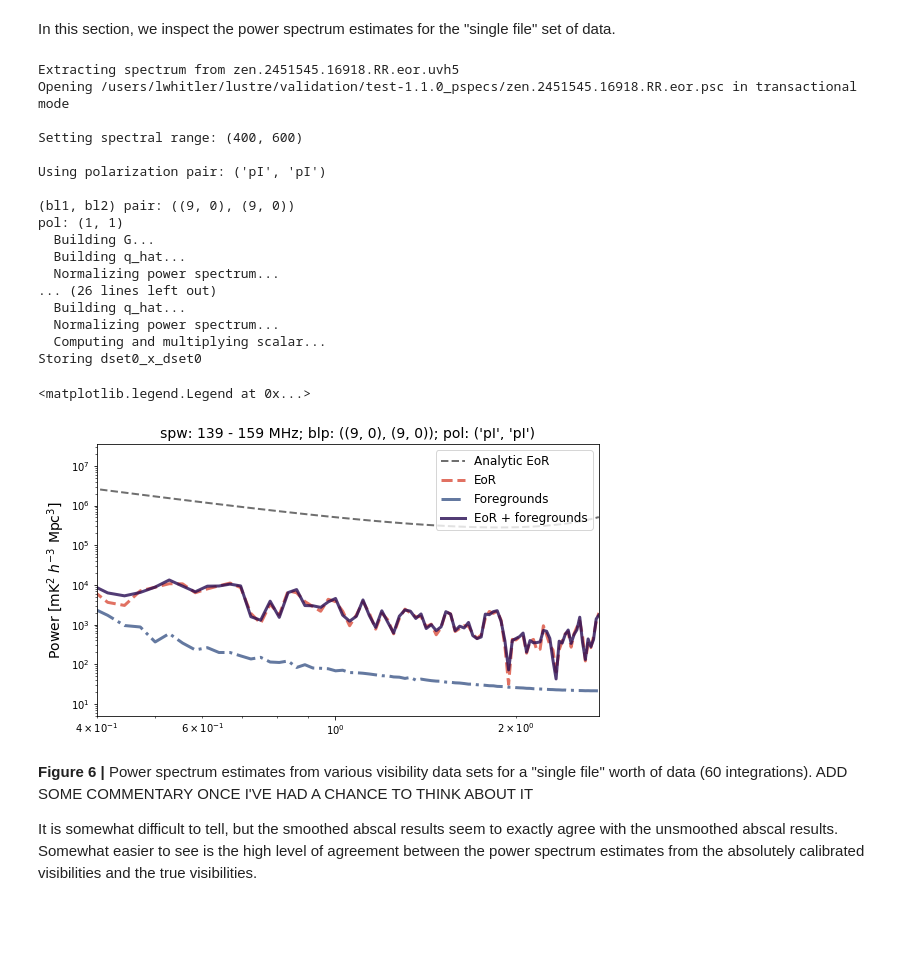
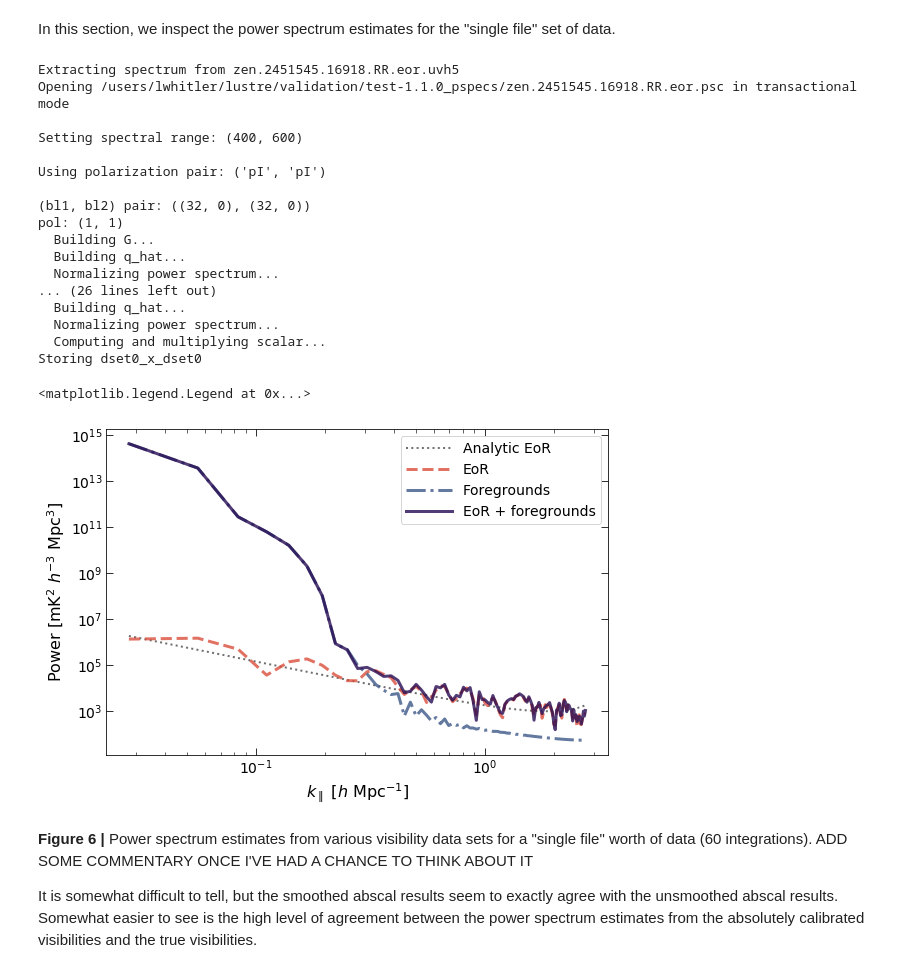
Before and after one commit to HERA-Team/hera-validation, a Jupyter notebook: test-series/1/test-1.1.0.ipynb, the cells around one changed output. Cells and saved outputs as stored; diff of their text form; code cells hidden in the pictures; blank space fills up the shorter version.

Commit message:
Updates to notebook with redshift scaling and first hacky residual plot

```diff
--- a/test-series/1/test-1.1.0.ipynb
+++ b/test-series/1/test-1.1.0.ipynb
@@ -373,9 +375,8 @@ def calc_pspec(vis_file, outfile, spw_ranges=None, blpairs=None):
                                        overwrite=True, verbose=True)
 # %%
 spws = [(400, 600)]
-baseline = np.random.choice(data_dict['EoR']['vis'].baseline_array)
-baseline = data_dict['EoR']['vis'].baseline_to_antnums(baseline)
-blps = [((baseline, baseline))]
+baseline = (32, 0)
+blps = [((32, 0), (32, 0))]
 
 for key in data_dict.keys():
     vis_file = path_dict[key]['vis']
@@ -390,7 +391,7 @@ Setting spectral range: (400, 600)
 
 Using polarization pair: ('pI', 'pI')
 
-(bl1, bl2) pair: ((9, 0), (9, 0))
+(bl1, bl2) pair: ((32, 0), (32, 0))
 pol: (1, 1)
   Building G...
   Building q_hat...
@@ -433,16 +434,23 @@ for key in data_dict.keys():
     data_dict[key]['avg'] = data_dict[key]['ps'].average_spectra(blpair_groups=blpair_group,
                                                                  time_avg=True, inplace=False)
     data_dict[key]['avg'].fold_spectra()
+# %%
+def get_analytic_spectrum(uvp, spw):
+    # Get redshift of band center for scaling the aliased spectrum
+    freq_range = uvp.get_spw_ranges(spw)[0][:2]
+    center = (freq_range[0] + freq_range[1]) / 2
+    z = 1420405751.7667 / center - 1
+    k_paras = uvp.get_kparas(spw)
+    k_nyquist = get_k_nyquist(uvp, spw=spw)
+    return aliased_power_spectrum(k_paras, k_nyquist, z)
 # %%
-def plot_spectra(uvp_avgs, labels, blps, spws=[0], polpair=('pI', 'pI'), spw_labels=None,
-                 fig=None, ax=None, linestyles=None, linewidths=None, colors=None,
-                 alpha=0.5, figsize=(10, 7)):
+def plot_spectra(uvp_avgs, labels, blps, spws=[0], polpair=('pI', 'pI'),
+                 return_residuals=False, fig=None, ax=None, linestyles=None,
+                 linewidths=None, colors=None, alpha=0.5, figsize=(10, 7)):
     # Expects a list of averaged uvps and the label/name of each
     assert len(uvp_avgs) == len(labels)
 
     # Set up defaults for plotting
-    if spw_labels is None:
-        spw_labels = spws
     if linestyles is None:
         linestyles = ['-'] * len(uvp_avgs)
     if linewidths is None:
@@ -459,8 +467,7 @@ def plot_spectra(uvp_avgs, labels, blps, spws=[0], polpair=('pI', 'pI'), spw_lab
         for j in range(len(spws)):
             key = (spws[j], blps[i], polpair)
             k_paras = uvp_avgs[0].get_kparas(spws[j])
-            k_nyquist = get_k_nyquist(uvp_avgs[0], spw=spws[j])
-            analytic_spectrum = aliased_power_spectrum(k_paras, k_nyquist)
+            analytic_spectrum = get_analytic_spectrum(uvp_avgs[0], spws[j])
 
             # Set up for plotting
             # Deal with cases when there is only one subplot, one spw, or one baseline pair
@@ -479,41 +486,32 @@ def plot_spectra(uvp_avgs, labels, blps, spws=[0], polpair=('pI', 'pI'), spw_lab
                     ax_plot = ax[i, j]
 
             # Actually plot the spectra
-            ax_plot.loglog(k_paras, np.abs(analytic_spectrum), ls='--', lw=2, color='#3F3F3F',
+            ax_plot.loglog(k_paras, np.abs(analytic_spectrum), ls=':', lw=2, color='#3F3F3F',
                            alpha=0.75, label='Analytic EoR')
             for k in range(len(uvp_avgs)):
                 uvp_plot = uvp_avgs[k].get_data(key)
                 ax_plot.loglog(k_paras, np.abs(uvp_plot[0]), ls=linestyles[k], lw=linewidths[k],
                                color=colors[k], alpha=alpha, label=labels[k])
 
-            ax_plot.set_xlabel(r'$k_\parallel$ [$h$ Mpc$^{-1}$]', fontsize=14)
-            ax_plot.set_ylabel(r'Power [mK$^2$ $h^{-3}$ Mpc$^3$]', fontsize=14)
-            ax_plot.set_title('spw: {}; blp: {}; pol: {}'.format(spw_labels[j], key[1], key[2]),
-                              fontsize=14)
-
-            ax_plot.set_xlim(0.4, k_paras.max())
-            ax_plot.set_ylim(10, 1e7)
+            ax_plot.set_xlabel(r'$k_\parallel$ [$h$ Mpc$^{-1}$]', fontsize=16)
+            ax_plot.set_ylabel(r'Power [mK$^2$ $h^{-3}$ Mpc$^3$]', fontsize=16)
+#             ax_plot.set_title('spw: {}; blp: {}; pol: {}'.format(spw_labels[j], key[1], key[2]),
+#                               fontsize=14)
             ax_plot.legend(fontsize=12)
 # %%
-spw_labels = ['139 - 159 MHz'] * 3
 labels = list(data_dict.keys())
 colors = ['#DA4E3B', '#3D5789', '#270B52']
 linewidths, linestyles = [3, 3, 3], ['--', '-.', '-']
 uvp_avgs = [data_dict[key]['avg'] for key in data_dict.keys()]
-plot_spectra(uvp_avgs, labels, blps, spw_labels=spw_labels, colors=colors,
-             linestyles=linestyles, linewidths=linewidths, alpha=0.8,
-             figsize=(9, 5))
+plot_spectra(uvp_avgs, labels, blps, colors=colors, linestyles=linestyles,
+             linewidths=linewidths, alpha=0.8, figsize=(9, 6))
 fig = plt.gcf()
 ax = fig.get_axes()
 fig.subplots_adjust(hspace=0.2)
-ax[0].set_xlabel('')
-# ax[1].set_xlabel('')
-for axis in ax:
-    axis.set_ylim([5, 3.5e7])
-ax[0].legend(loc='upper right', fontsize=12)
+ax[0].legend(loc='upper right', fontsize=14, handlelength=3.25)
 # %% [output]
 <matplotlib.legend.Legend at 0x...>
-[figure, old version]
+[figure, new version]
 # %% [markdown]
 **Figure 6 |** Power spectrum estimates from various visibility data sets for a "single file" worth of data (60 integrations). ADD SOME COMMENTARY ONCE I'VE HAD A CHANCE TO THINK ABOUT IT
 
```
Also changed, not shown: parts of 4 cells of this notebook.
